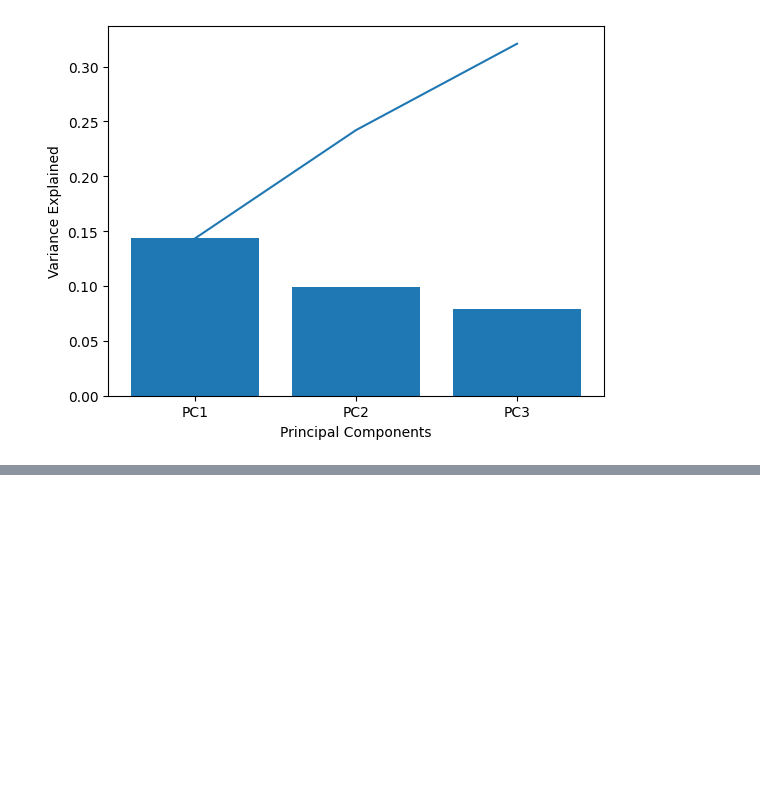
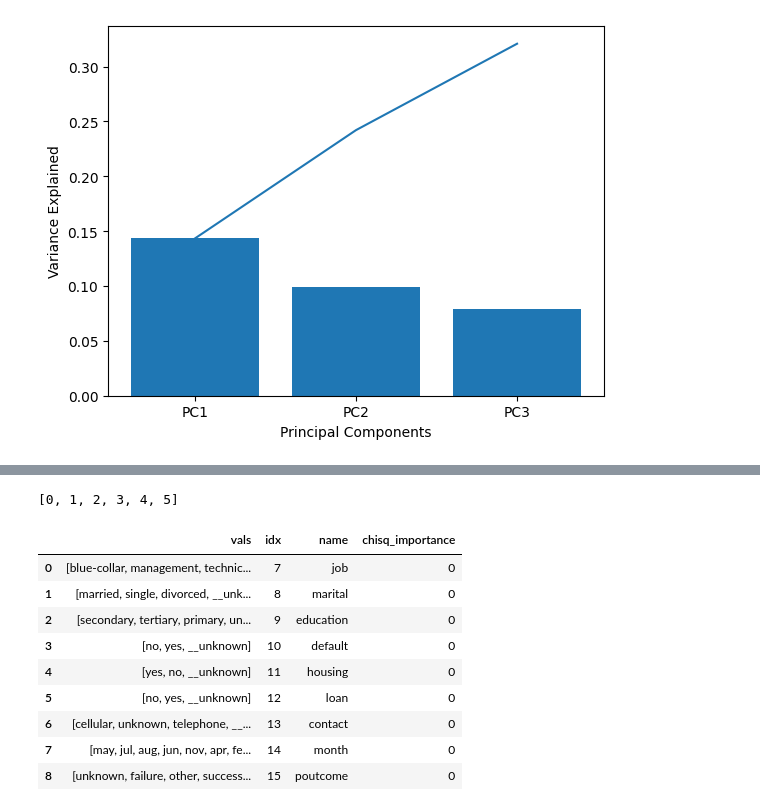
Before and after one commit to ankesh86/PySparkNotebooks, a Jupyter notebook: EDAStepsOfHousingDataset.ipynb, the cells around one changed output, grey strips where cells are left out. Cells and saved outputs as stored; diff of their text form; code cells hidden in the pictures; blank space fills up the shorter version.

```diff
--- a/EDAStepsOfHousingDataset.ipynb
+++ b/EDAStepsOfHousingDataset.ipynb
@@ -613,0 +636,14 @@ plt.plot(x, z)
+# %%
+from pyspark.ml.feature import ChiSqSelector
+from pyspark.ml.linalg import Vectors
+
+selector = ChiSqSelector(numTopFeatures=6, featuresCol="features",
+                         outputCol="selectedFeatures", labelCol="y")
+
+chi_selector = selector.fit(df)
+
+result = chi_selector.transform(df)
+
+print("ChiSqSelector output with top %d features selected" % selector.getNumTopFeatures())
+print("Selected Indices: ", chi_selector.selectedFeatures)
+result.show()
@@ -613,0 +668,4 @@ plt.plot(x, z)
+# %%
+chi_selector.selectedFeatures
+# %% [output]
+[0, 1, 2, 3, 4, 5]
@@ -613,0 +674,13 @@ plt.plot(x, z)
+# %%
+features_df
+# %% [output]
+|  | vals | idx | name | chisq_importance |
+| 0 | [blue-collar, management, technic... | 7 | job | 0 |
+| 1 | [married, single, divorced, __unk... | 8 | marital | 0 |
+| 2 | [secondary, tertiary, primary, un... | 9 | education | 0 |
+| 3 | [no, yes, __unknown] | 10 | default | 0 |
+| 4 | [yes, no, __unknown] | 11 | housing | 0 |
+| 5 | [no, yes, __unknown] | 12 | loan | 0 |
+| 6 | [cellular, unknown, telephone, __... | 13 | contact | 0 |
+| 7 | [may, jul, aug, jun, nov, apr, fe... | 14 | month | 0 |
+| 8 | [unknown, failure, other, success... | 15 | poutcome | 0 |
```
Also changed, not shown: parts of 20 cells of this notebook.
